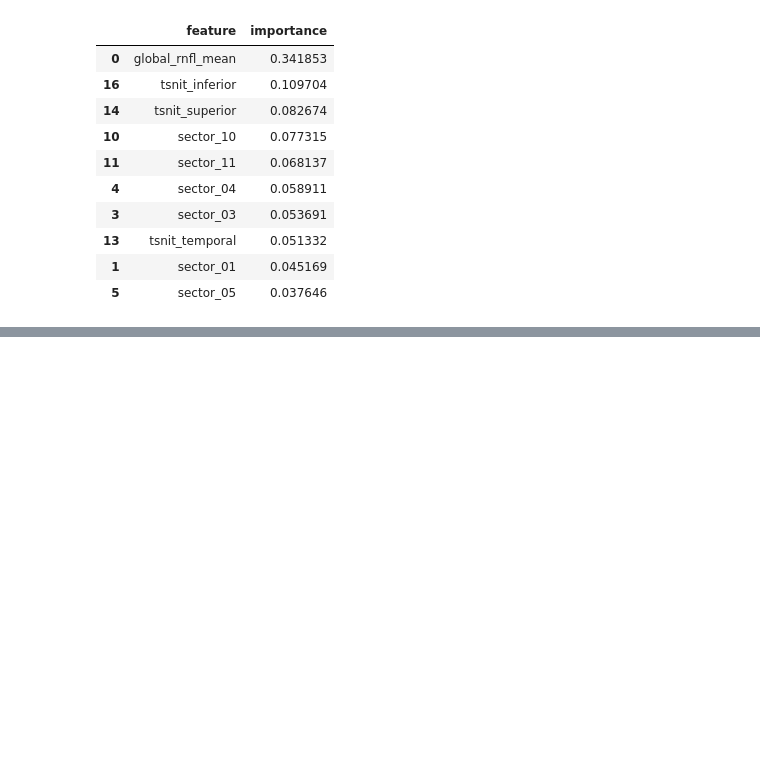
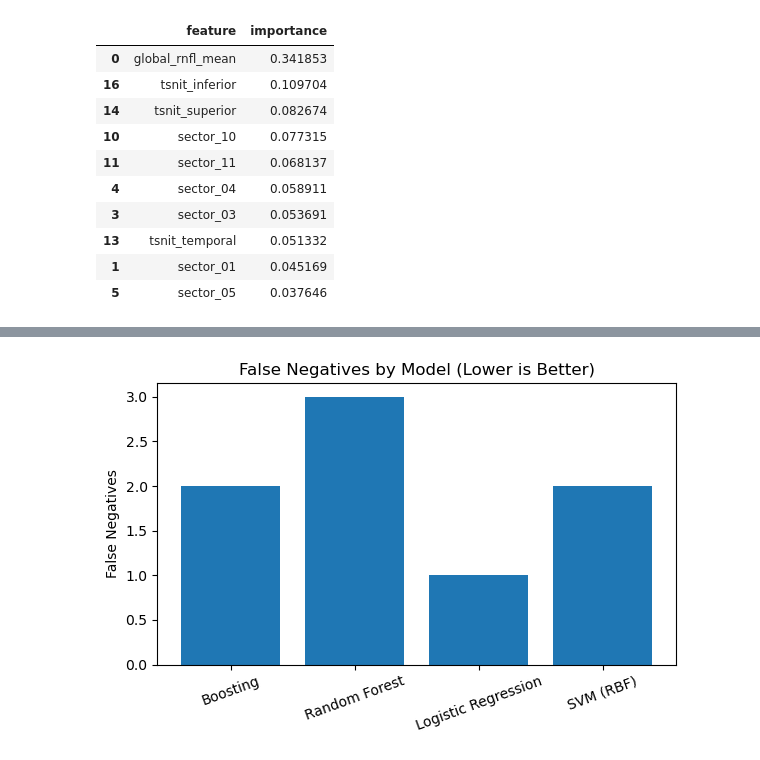
Before and after one commit to itsahmedaj/Glaucoma-detection-oct-myopia, a Jupyter notebook: notebooks/glaucoma-detection-oct-myopia.ipynb, the cells around one changed output, grey strips where cells are left out. Saved outputs shown, nothing was run; the diff lists cells and outputs as text; code cells hidden in the pictures; blank space fills up the shorter version.

```diff
--- a/notebooks/glaucoma-detection-oct-myopia.ipynb
+++ b/notebooks/glaucoma-detection-oct-myopia.ipynb
@@ -694,0 +652,12 @@ plt.show()
+# %%
+plt.figure(figsize=(6,4))
+plt.bar(comparison_df["Model"], comparison_df["FN"])
+plt.ylabel("False Negatives")
+plt.title("False Negatives by Model (Lower is Better)")
+plt.xticks(rotation=20)
+plt.tight_layout()
+
+plt.savefig("../figures/false_negatives.png", dpi=300)
+plt.show()
+# %% [output]
+[figure, added]
```
Also changed, not shown: parts of 33 cells of this notebook.
